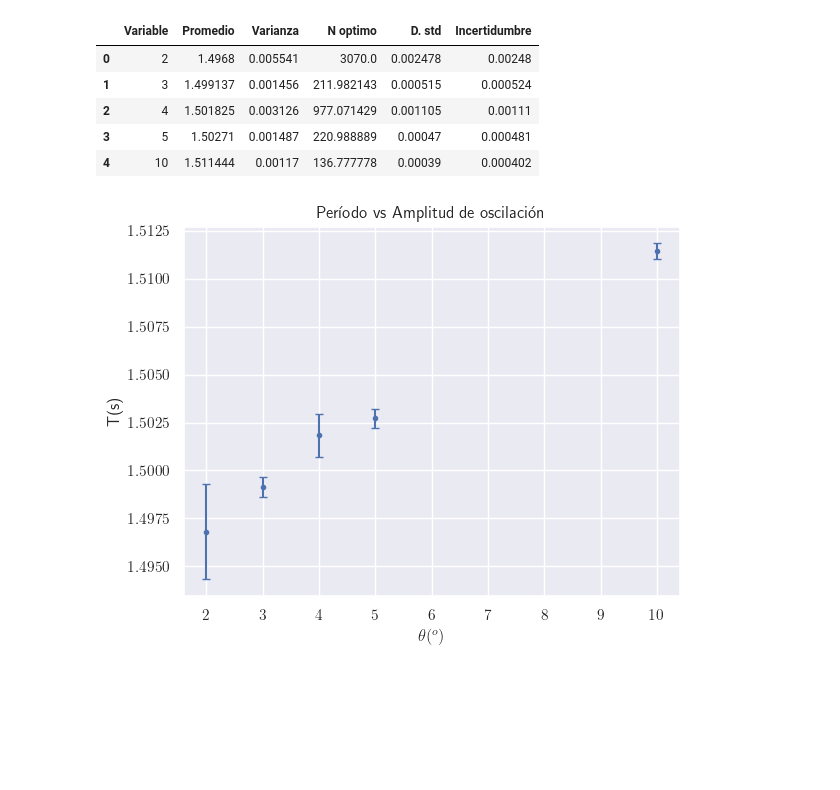
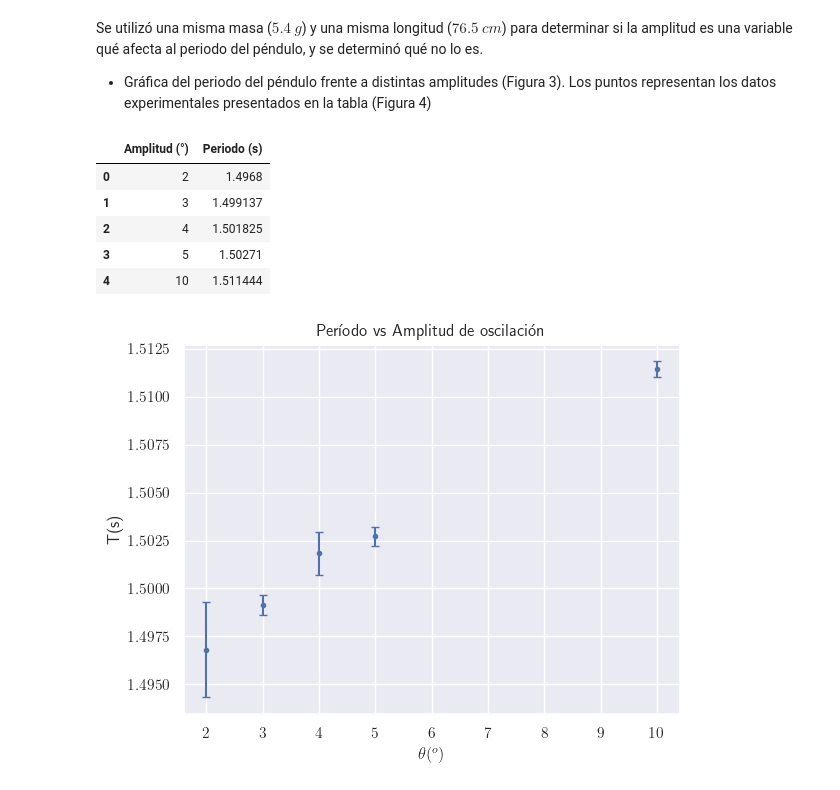
Before and after one commit to Roberth20/my_repo_unlp, a Jupyter notebook: Fisica_experimental_I/Magnitudes que influyen en el periodo de un pendulo.ipynb, the cells around one changed output. Saved outputs shown, nothing was run; the diff lists cells and outputs as text; code cells hidden in the pictures; blank space fills up the shorter version.

```diff
--- a/Fisica_experimental_I/Magnitudes que influyen en el periodo de un pendulo.ipynb
+++ b/Fisica_experimental_I/Magnitudes que influyen en el periodo de un pendulo.ipynb
@@ -55,0 +114,5 @@ def stats(arr):
+# %% [markdown]
+Se utilizó una misma masa ($5.4\ g$) y una misma longitud ($76.5\ cm$) para determinar si la
+amplitud es una variable qué afecta al periodo del péndulo, y se determinó qué no lo es.
+
+* Gráfica del periodo del péndulo frente a distintas amplitudes (Figura 3). Los puntos representan los datos experimentales presentados en la tabla (Figura 4)
@@ -56,23 +128,25 @@ def stats(arr):
 # %%
 # Creamos tabla de datos
 amp = pd.DataFrame(columns = ["Variable", "Promedio", "Varianza", "N optimo", "D. std", "Incertidumbre"])
 # Definimos una variable con los angulos medidos
 angulos = [2, 3, 4, 5, 10]
 # Llenamos la tabla
 for i, m in enumerate(degrees):
     amp.loc[i, "Variable"] = angulos[i]
     amp.loc[i, "Promedio":] = stats(m)
 
-amp
+tmp  = amp[["Variable", "Promedio"]].copy()
+tmp.columns = ["Amplitud (\N{DEGREE SIGN})", "Periodo (s)"]
+tmp.sort_values("Amplitud (\N{DEGREE SIGN})")
 # Si la quieren en un excel, descomentar abajo
 #amp.to_excel("Datos por amplitud.xlsx")
 # %% [output]
-|  | Variable | Promedio | Varianza | N optimo | D. std | Incertidumbre |
-| 0 | 2 | 1.4968 | 0.005541 | 3070.0 | 0.002478 | 0.00248 |
-| 1 | 3 | 1.499137 | 0.001456 | 211.982143 | 0.000515 | 0.000524 |
-| 2 | 4 | 1.501825 | 0.003126 | 977.071429 | 0.001105 | 0.00111 |
-| 3 | 5 | 1.50271 | 0.001487 | 220.988889 | 0.00047 | 0.000481 |
-| 4 | 10 | 1.511444 | 0.00117 | 136.777778 | 0.00039 | 0.000402 |
+|  | Amplitud (°) | Periodo (s) |
+| 0 | 2 | 1.4968 |
+| 1 | 3 | 1.499137 |
+| 2 | 4 | 1.501825 |
+| 3 | 5 | 1.50271 |
+| 4 | 10 | 1.511444 |
 # %%
 # Graficamos
 plt.errorbar(amp["Variable"], amp["Promedio"], amp["Incertidumbre"],
```
Also changed, not shown: parts of 14 cells of this notebook, 7 other files.
